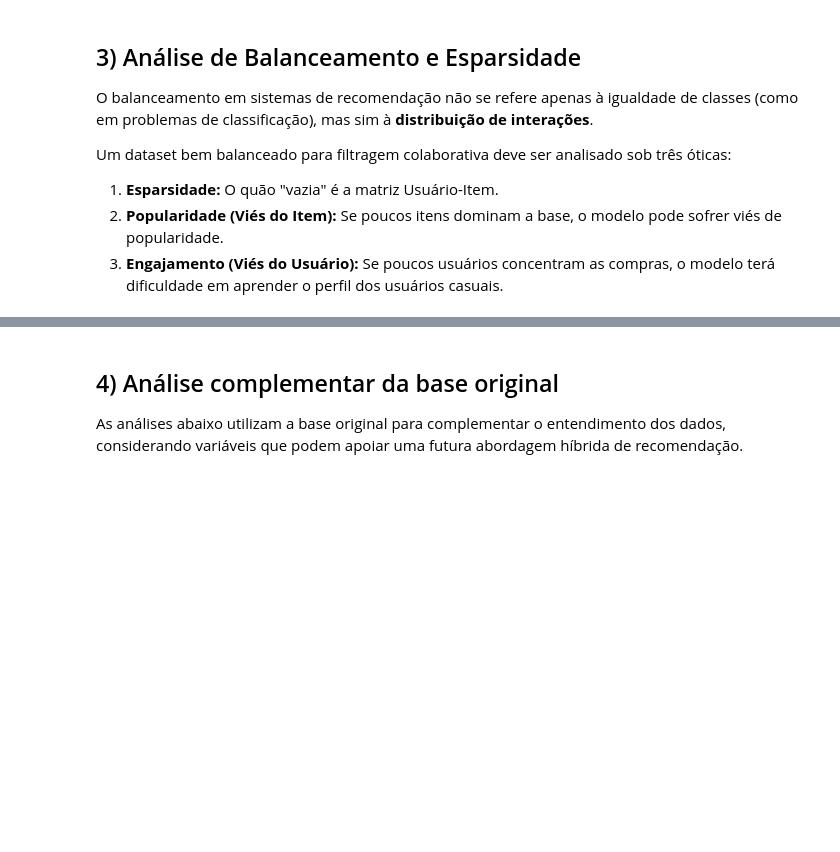
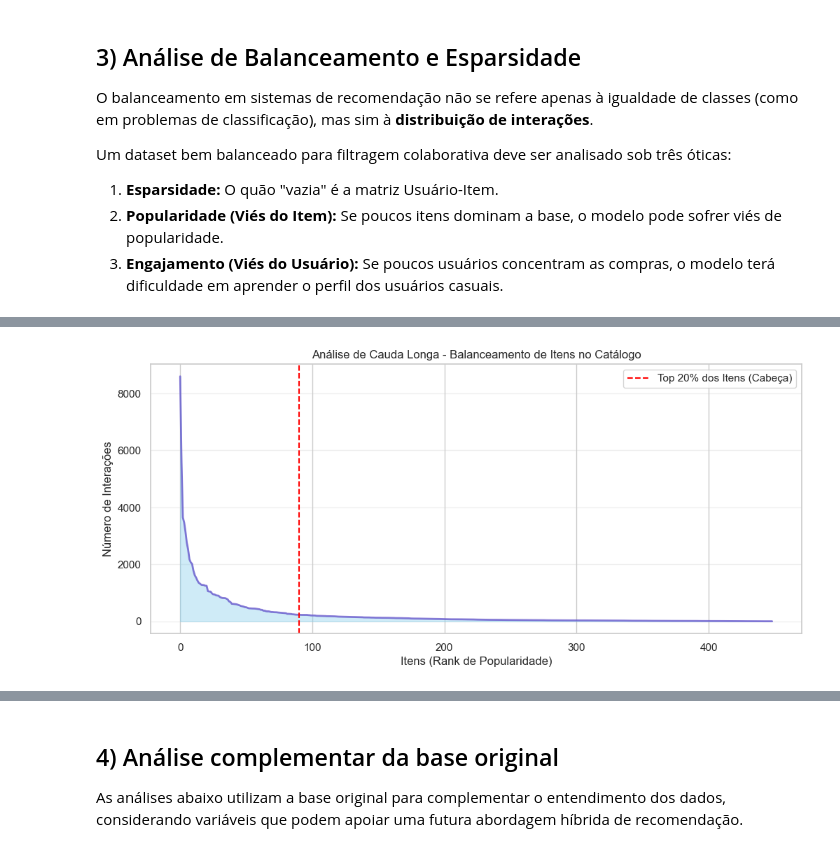
Before and after one commit to Kdu07/recomendashow, a Jupyter notebook: src/aad/analise_exploratoria_dados.ipynb, the cells around one changed output, grey strips where cells are left out. Cells and saved outputs as stored; diff of their text form; code cells hidden in the pictures; blank space fills up the shorter version.

```diff
--- a/src/aad/analise_exploratoria_dados.ipynb
+++ b/src/aad/analise_exploratoria_dados.ipynb
@@ -241,0 +359,20 @@ A análise de interações por usuário permite identificar se poucos compradore
+# %%
+# Preparando dados para a Cauda Longa
+item_pop = df_dataset_bal.groupby("item_id").size().sort_values(ascending=False).reset_index()
+item_pop.columns = ['item_id', 'count']
+
+plt.figure(figsize=(12, 5))
+plt.fill_between(range(len(item_pop)), item_pop['count'], color="skyblue", alpha=0.4)
+plt.plot(range(len(item_pop)), item_pop['count'], color="Slateblue", alpha=0.8, linewidth=2)
+
+# Linha de corte simbólica para itens 'Cabeça' vs 'Cauda'
+plt.axvline(x=len(item_pop)*0.2, color='red', linestyle='--', label='Top 20% dos Itens (Cabeça)')
+
+plt.title("Análise de Cauda Longa - Balanceamento de Itens no Catálogo")
+plt.xlabel("Itens (Rank de Popularidade)")
+plt.ylabel("Número de Interações")
+plt.legend()
+plt.grid(axis='y', alpha=0.3)
+plt.show()
+# %% [output]
+[figure, added]
```
Also changed, not shown: parts of 28 cells of this notebook, 1 other file.
